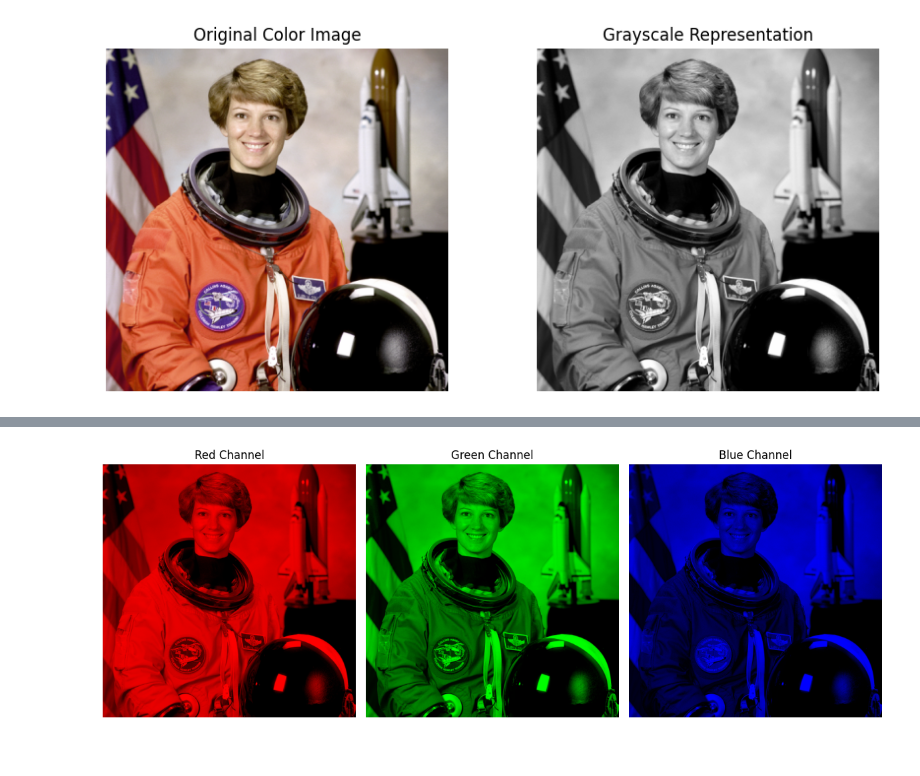
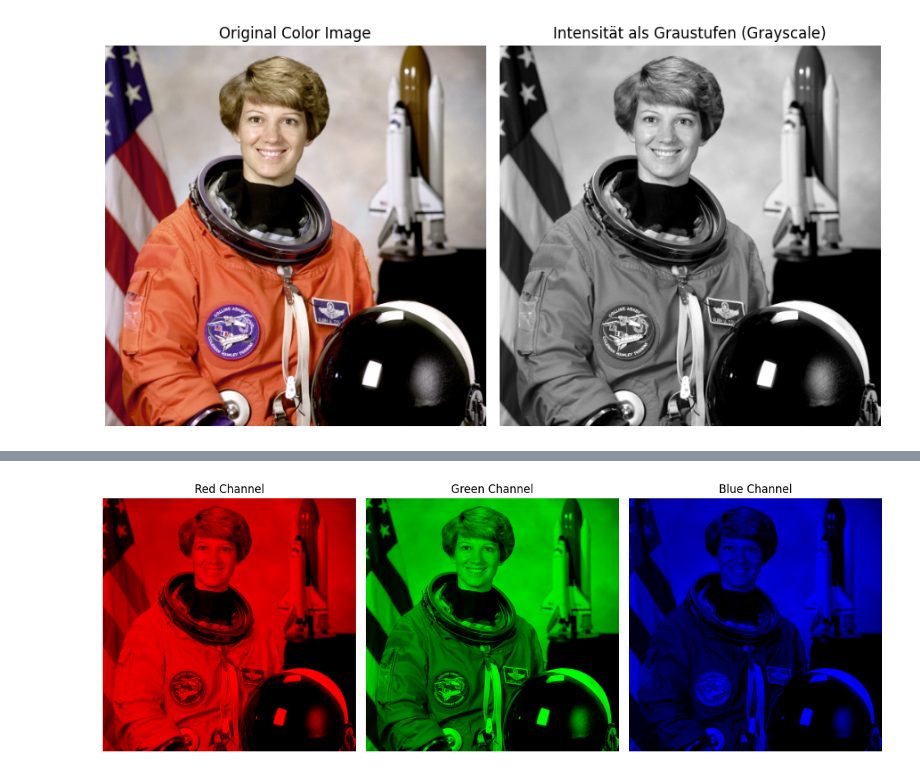
Before and after one commit to dorianprill/schuelerworkshop-image-filter, a Jupyter notebook: workshop-image-filter.ipynb, the cells around one changed output, grey strips where cells are left out. Cells and saved outputs as stored; diff of their text form; code cells hidden in the pictures.

```diff
--- a/workshop-image-filter.ipynb
+++ b/workshop-image-filter.ipynb
@@ -42,20 +48,19 @@ plt.figure(figsize=(12, 4))
 # %%
-
 gray_image = color.rgb2gray(image)
 # Creating side-by-side subplots for the color image and its grayscale version
-plt.figure(figsize=(9, 4))
+plt.figure(figsize=(9, 5))
 # Plotting the original color image
 plt.subplot(1, 2, 1)
 plt.imshow(image)
 plt.title("Original Color Image")
 plt.axis('off')
 
 # Plotting the grayscale representation
 plt.subplot(1, 2, 2)
 plt.imshow(gray_image, cmap='gray')
 plt.title("Intensität als Graustufen (Grayscale)")
 plt.axis('off')
 plt.tight_layout()
 plt.show()
 # %% [output]
-[figure, old version]
+[figure, new version]
```
Also changed, not shown: parts of 11 cells of this notebook, 1 other file.
